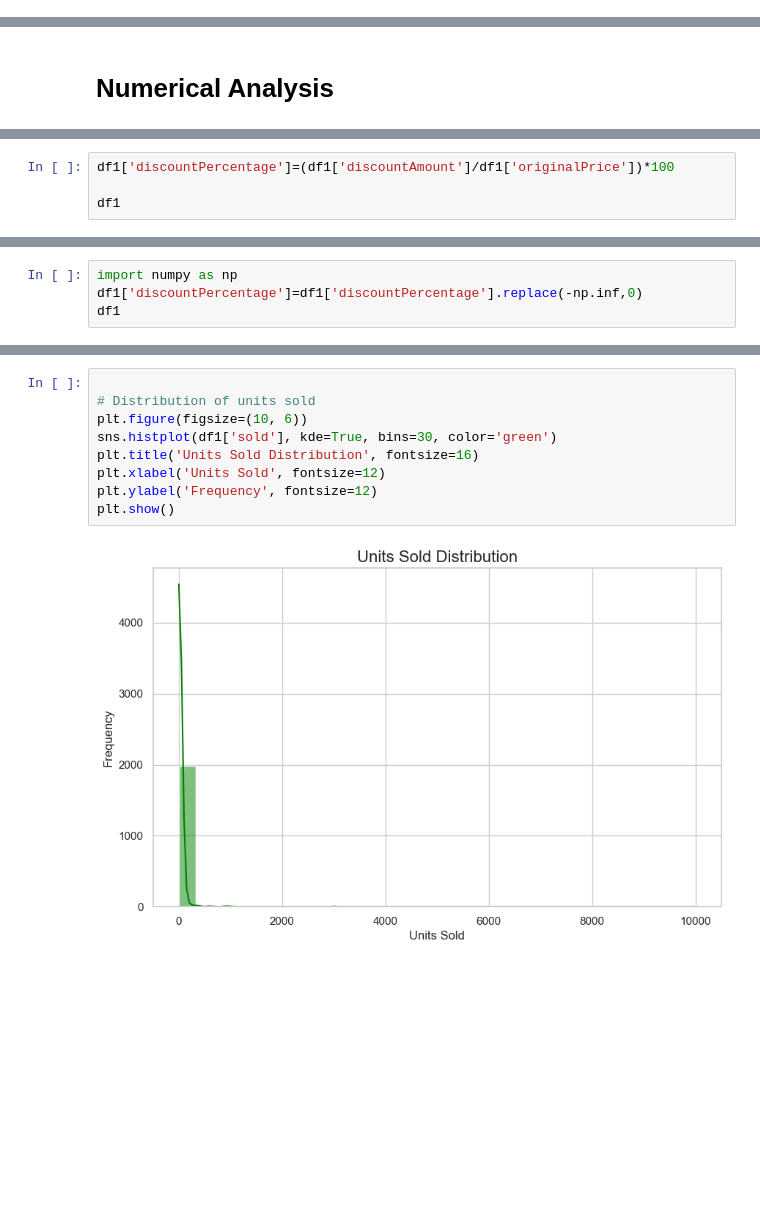
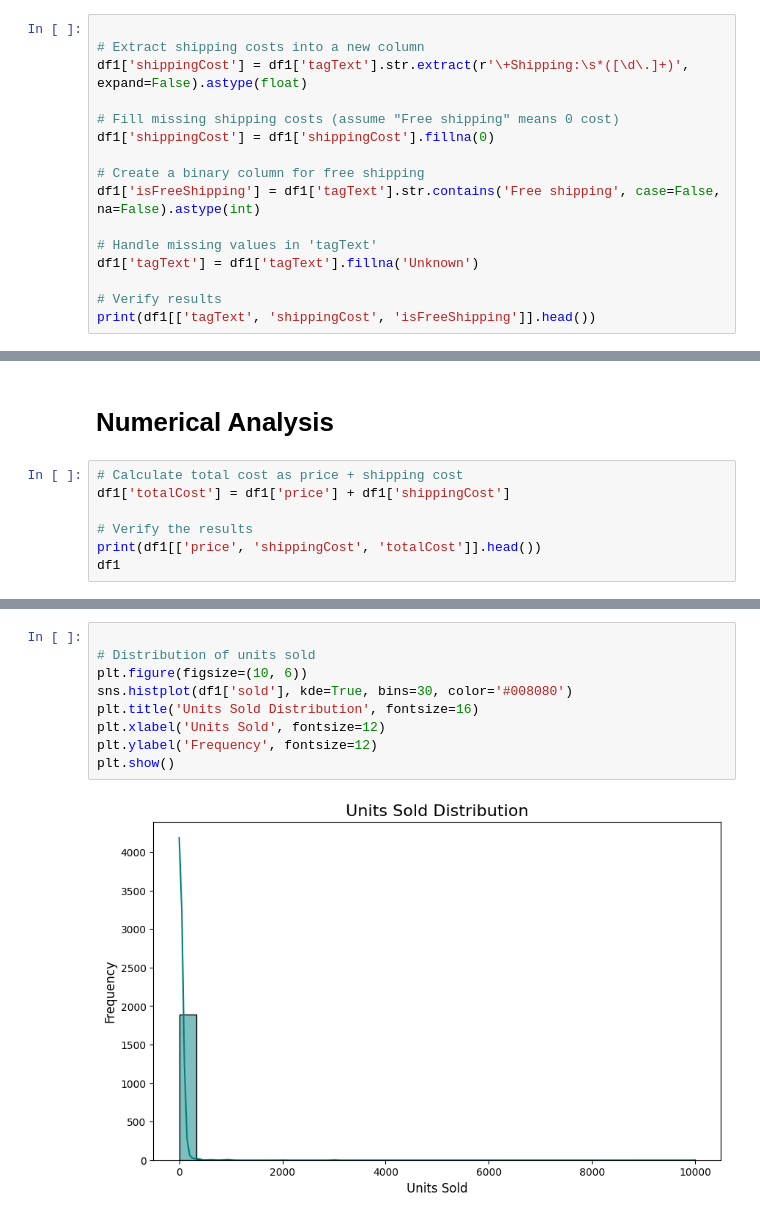
Before and after one commit to shuklagarima29/e-commerce-project, a Jupyter notebook: e-commerce.ipynb, the cells around one changed output, grey strips where cells are left out. Saved outputs shown, nothing was run; the diff lists cells and outputs as text; blank space fills up the shorter version.

Commit message:
numerical analysis and plotting graphs
using seaborn,plotly and matplotlib python library along with numpy and pandas

```diff
--- a/e-commerce.ipynb
+++ b/e-commerce.ipynb
@@ -140,0 +187,16 @@ dtype('float64')
+# %%
+
+# Extract shipping costs into a new column
+df1['shippingCost'] = df1['tagText'].str.extract(r'\+Shipping:\s*([\d\.]+)', expand=False).astype(float)
+
+# Fill missing shipping costs (assume "Free shipping" means 0 cost)
+df1['shippingCost'] = df1['shippingCost'].fillna(0)
+
+# Create a binary column for free shipping
+df1['isFreeShipping'] = df1['tagText'].str.contains('Free shipping', case=False, na=False).astype(int)
+
+# Handle missing values in 'tagText'
+df1['tagText'] = df1['tagText'].fillna('Unknown')
+
+# Verify results
+print(df1[['tagText', 'shippingCost', 'isFreeShipping']].head())
@@ -156,2 +227,9 @@ memory usage: 78.3+ KB
 # %% [markdown]
 # Numerical Analysis
+# %%
+# Calculate total cost as price + shipping cost
+df1['totalCost'] = df1['price'] + df1['shippingCost']
+
+# Verify the results
+print(df1[['price', 'shippingCost', 'totalCost']].head())
+df1
@@ -199,4 +294,0 @@ df1
-# %%
-df1['discountPercentage']=(df1['discountAmount']/df1['originalPrice'])*100
-
-df1
@@ -219,4 +294,0 @@ df1
-# %%
-import numpy as np
-df1['discountPercentage']=df1['discountPercentage'].replace(-np.inf,0)
-df1
@@ -248,12 +305,12 @@ plt.show()
 # %%
 
 # Distribution of units sold
 plt.figure(figsize=(10, 6))
-sns.histplot(df1['sold'], kde=True, bins=30, color='green')
+sns.histplot(df1['sold'], kde=True, bins=30, color='#008080')
 plt.title('Units Sold Distribution', fontsize=16)
 plt.xlabel('Units Sold', fontsize=12)
 plt.ylabel('Frequency', fontsize=12)
 plt.show()
 # %% [output]
-[figure, old version]
+[figure, new version]
 # %%
```
Also changed, not shown: parts of 26 cells of this notebook, 39 other files.
